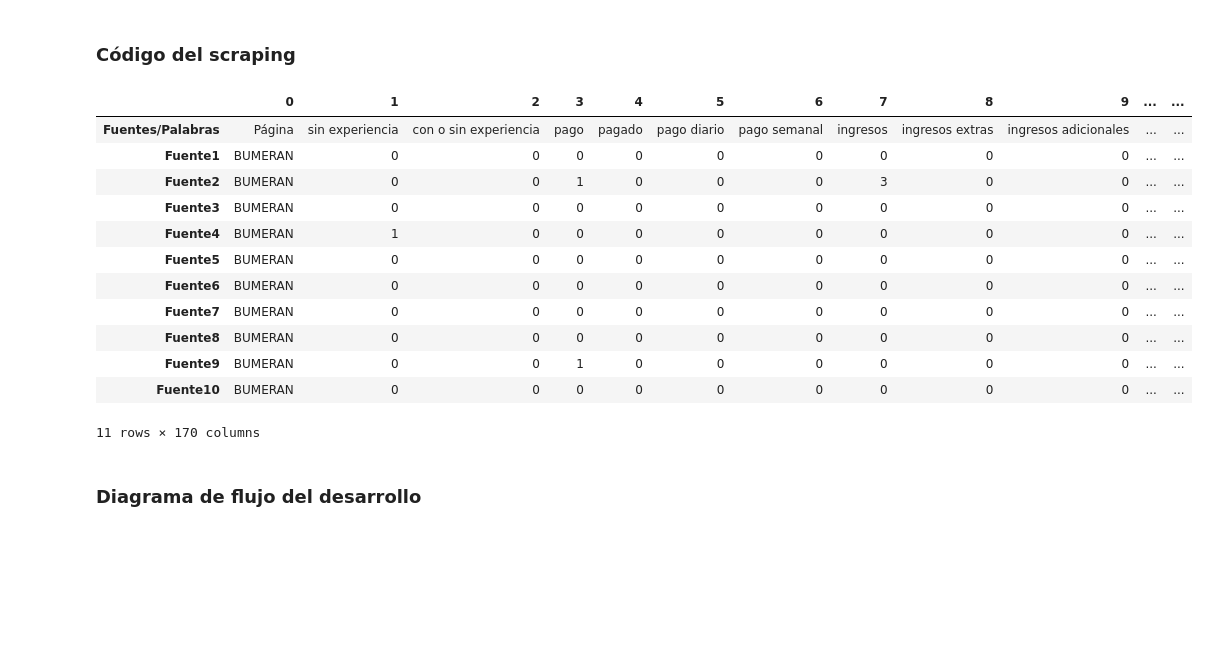
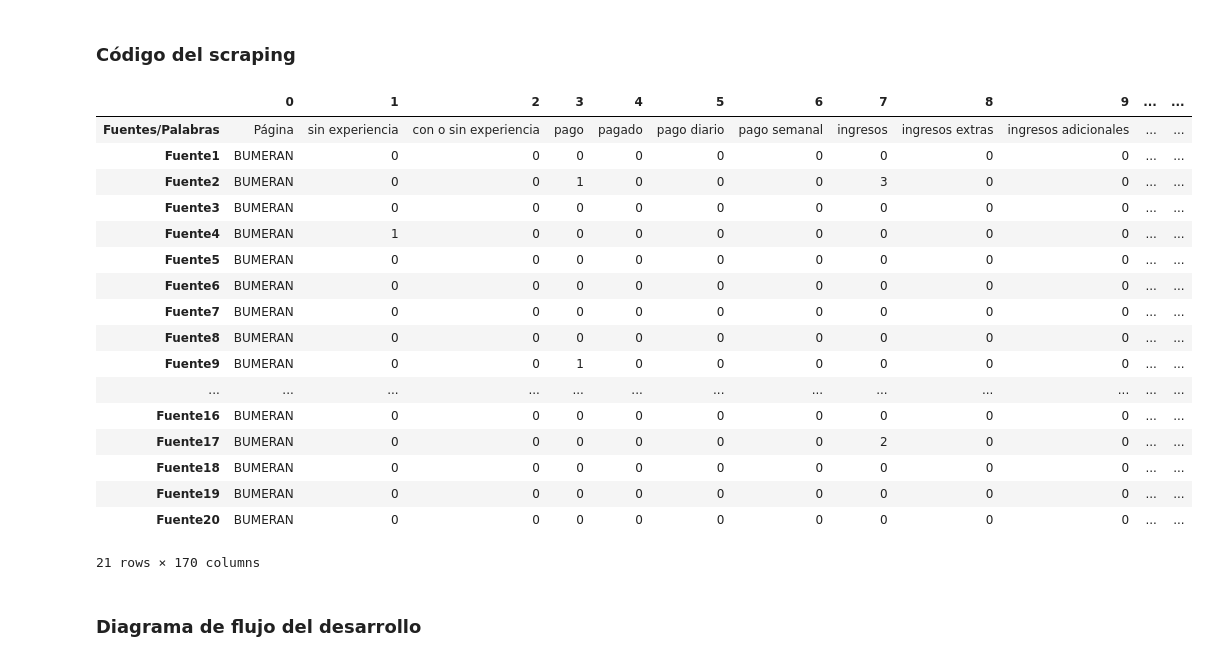
Before and after one commit to salvatore-polo/trabajo-final-lp2-vargas, a Jupyter notebook: Informe Final LP2.ipynb, the cells around one changed output. Drawn from its saved outputs; the diff is of its cells as text; code cells hidden in the pictures; blank space fills up the shorter version.

```diff
--- a/Informe Final LP2.ipynb
+++ b/Informe Final LP2.ipynb
@@ -77,7 +88,17 @@ url = ["https://www.bumeran.com.pe/empleos/coordinador-de-cumplimiento-tributari
 "https://www.bumeran.com.pe/empleos/asesor-financiero-full-time-banco-ripley-jockey-plaza-banco-ripley-peru-s.a.-1118335917.html",
 "https://www.bumeran.com.pe/empleos/inspector-de-seguridad-mina-subterranea-contrata-minera-cristobal-s.a.c.-1118334022.html",
 "https://www.bumeran.com.pe/empleos/asistente-de-seleccion-huacho-redondos-s.a.-1118341483.html",
-"https://www.bumeran.com.pe/empleos/jefe-de-operaciones-logisticas-1118341277.html"]
+"https://www.bumeran.com.pe/empleos/jefe-de-operaciones-logisticas-1118341277.html",
+"https://www.bumeran.com.pe/empleos/asesor-de-ventas-nike-santa-catalina-la-victoria-equinox-international-s.a.c.-1118342866.html",
+"https://www.bumeran.com.pe/empleos/supervisor-zonal-de-seguridad-civil-chorrillos-1118342719.html",
+"https://www.bumeran.com.pe/empleos/profesional-de-seguridad-industrial-profesional-de-psicologia-de-la-seguridad--sector-minero-cetemin-1118342560.html",
+"https://www.bumeran.com.pe/empleos/asistente-de-ventas-part-time-ripley-mall-del-sur-grupo-ripley-1118340958.html",
+"https://www.bumeran.com.pe/empleos/tecnico-de-topografia-operadora-surperu-s.a.-1118339591.html",
+"https://www.bumeran.com.pe/empleos/analista-senior-de-proyectos-informatica-delta-s.a.c.-1118338957.html",
+"https://www.bumeran.com.pe/empleos/practicante-profesional-de-cobranzas-ceramica-lima-s.a.-1118320729.html",
+"https://www.bumeran.com.pe/empleos/electricistas-de-equipos-trackless-jrc-1117943645.html",
+"https://www.bumeran.com.pe/empleos/supervisor-de-gestion-de-calidad-1118171620.html",
+"https://www.bumeran.com.pe/empleos/analista-de-procesos-y-datos-citikold-del-peru-1118171268.html"]
 
 
 for i in range(0,len(url)):
@@ -291,35 +312,40 @@ for parrafo in texto:
   frec[len(listapalabras) + 2] = "Sospechosa"
  frec[len(listapalabras) + 3] = url[textcount]
  datospd["Fuente" + str(textcount + 1)] = frec
  textcount+=1
  frec = []
  frec.append("BUMERAN")
  for rep in range(0,len(listapalabras)):
   frec.append(0)
  frec.append(0)
  frec.append("")
  frec.append("")
  punt = 0
 
 
 DataF = pd.DataFrame(datospd)
 DataFinal = DataF.transpose()
 
 DataFinal
 # %% [output]
 |  | 0 | 1 | 2 | 3 | 4 | 5 | 6 | 7 | 8 | 9 | ... | ... |
 | Fuentes/Palabras | Página | sin experiencia | con o sin experiencia | pago | pagado | pago diario | pago semanal | ingresos | ingresos extras | ingresos adicionales | ... | ... |
 | Fuente1 | BUMERAN | 0 | 0 | 0 | 0 | 0 | 0 | 0 | 0 | 0 | ... | ... |
 | Fuente2 | BUMERAN | 0 | 0 | 1 | 0 | 0 | 0 | 3 | 0 | 0 | ... | ... |
 | Fuente3 | BUMERAN | 0 | 0 | 0 | 0 | 0 | 0 | 0 | 0 | 0 | ... | ... |
 | Fuente4 | BUMERAN | 1 | 0 | 0 | 0 | 0 | 0 | 0 | 0 | 0 | ... | ... |
 | Fuente5 | BUMERAN | 0 | 0 | 0 | 0 | 0 | 0 | 0 | 0 | 0 | ... | ... |
 | Fuente6 | BUMERAN | 0 | 0 | 0 | 0 | 0 | 0 | 0 | 0 | 0 | ... | ... |
 | Fuente7 | BUMERAN | 0 | 0 | 0 | 0 | 0 | 0 | 0 | 0 | 0 | ... | ... |
 | Fuente8 | BUMERAN | 0 | 0 | 0 | 0 | 0 | 0 | 0 | 0 | 0 | ... | ... |
 | Fuente9 | BUMERAN | 0 | 0 | 1 | 0 | 0 | 0 | 0 | 0 | 0 | ... | ... |
-| Fuente10 | BUMERAN | 0 | 0 | 0 | 0 | 0 | 0 | 0 | 0 | 0 | ... | ... |
+| ... | ... | ... | ... | ... | ... | ... | ... | ... | ... | ... | ... | ... |
+| Fuente16 | BUMERAN | 0 | 0 | 0 | 0 | 0 | 0 | 0 | 0 | 0 | ... | ... |
+| Fuente17 | BUMERAN | 0 | 0 | 0 | 0 | 0 | 0 | 2 | 0 | 0 | ... | ... |
+| Fuente18 | BUMERAN | 0 | 0 | 0 | 0 | 0 | 0 | 0 | 0 | 0 | ... | ... |
+| Fuente19 | BUMERAN | 0 | 0 | 0 | 0 | 0 | 0 | 0 | 0 | 0 | ... | ... |
+| Fuente20 | BUMERAN | 0 | 0 | 0 | 0 | 0 | 0 | 0 | 0 | 0 | ... | ... |
-11 rows × 170 columns
+21 rows × 170 columns
 # %% [markdown]
 ### **Diagrama de flujo del desarrollo**
 # %% [markdown]
```
Also changed, not shown: parts of 1 cell of this notebook, 12 other files.
